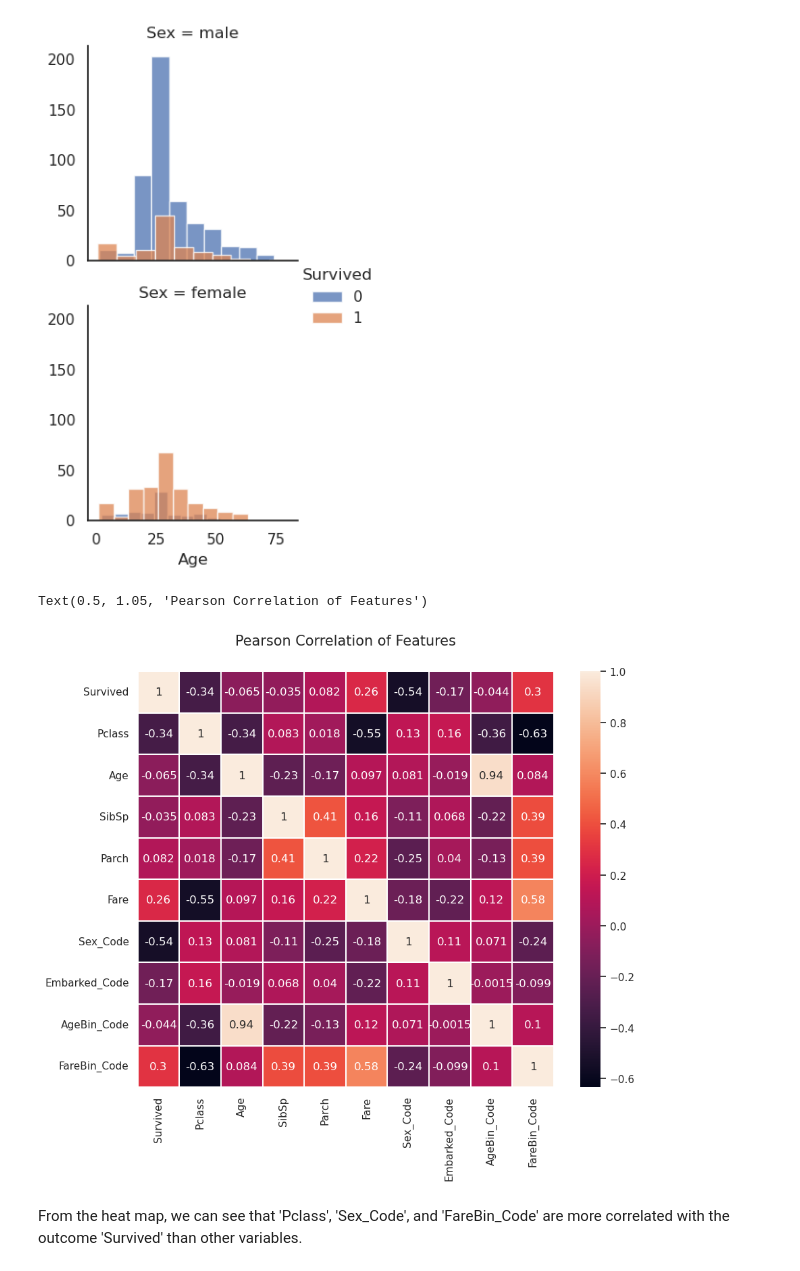
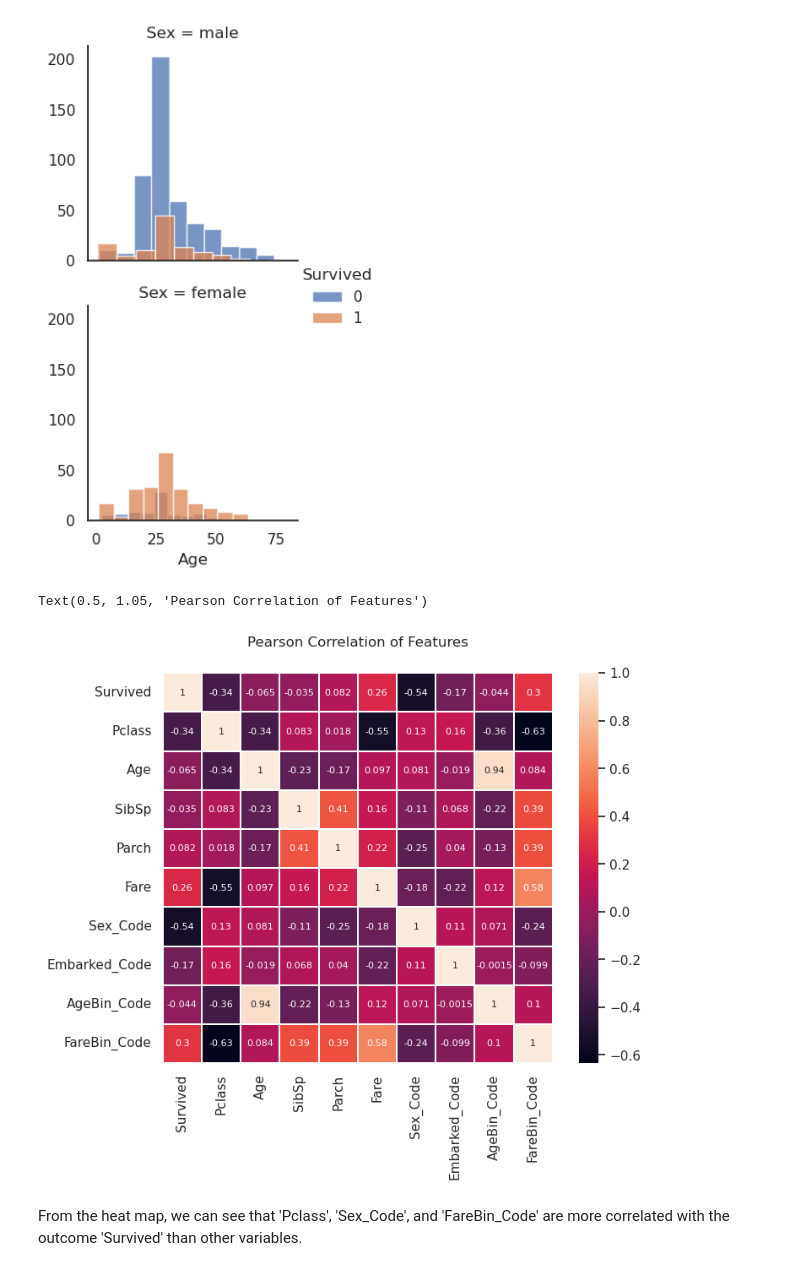
Before and after one commit to yuecao1108/Predicting-Titanic-Passenger-Survival, a Jupyter notebook: predicting-titanic-passenger-survival.ipynb, the cells around one changed output. Cells and saved outputs as stored; diff of their text form; code cells hidden in the pictures.

```diff
--- a/predicting-titanic-passenger-survival.ipynb
+++ b/predicting-titanic-passenger-survival.ipynb
@@ -206,20 +206,20 @@ h.add_legend()
 # %%
 #correlation heatmap of dataset
 
-ax = plt.subplots(figsize =(10, 8))
+ax = plt.subplots(figsize =(8, 6))
 
 sns.heatmap(
        train.corr(),
         square=True,
         annot=True,
         linewidths=0.1,vmax=1.0, linecolor='white',
-        annot_kws={'fontsize':12 }
+        annot_kws={'fontsize':8 }
     )
 
-plt.title('Pearson Correlation of Features', y=1.05, size=15)
+plt.title('Pearson Correlation of Features', y=1.05, size=12)
 # %% [output]
 Text(0.5, 1.05, 'Pearson Correlation of Features')
-[figure, old version]
+[figure, new version]
 # %% [markdown]
 From the heat map, we can see that 'Pclass', 'Sex_Code', and 'FareBin_Code' are more correlated with the outcome 'Survived' than other variables.
 # %% [markdown]
```
Also changed, not shown: parts of 5 cells of this notebook.
